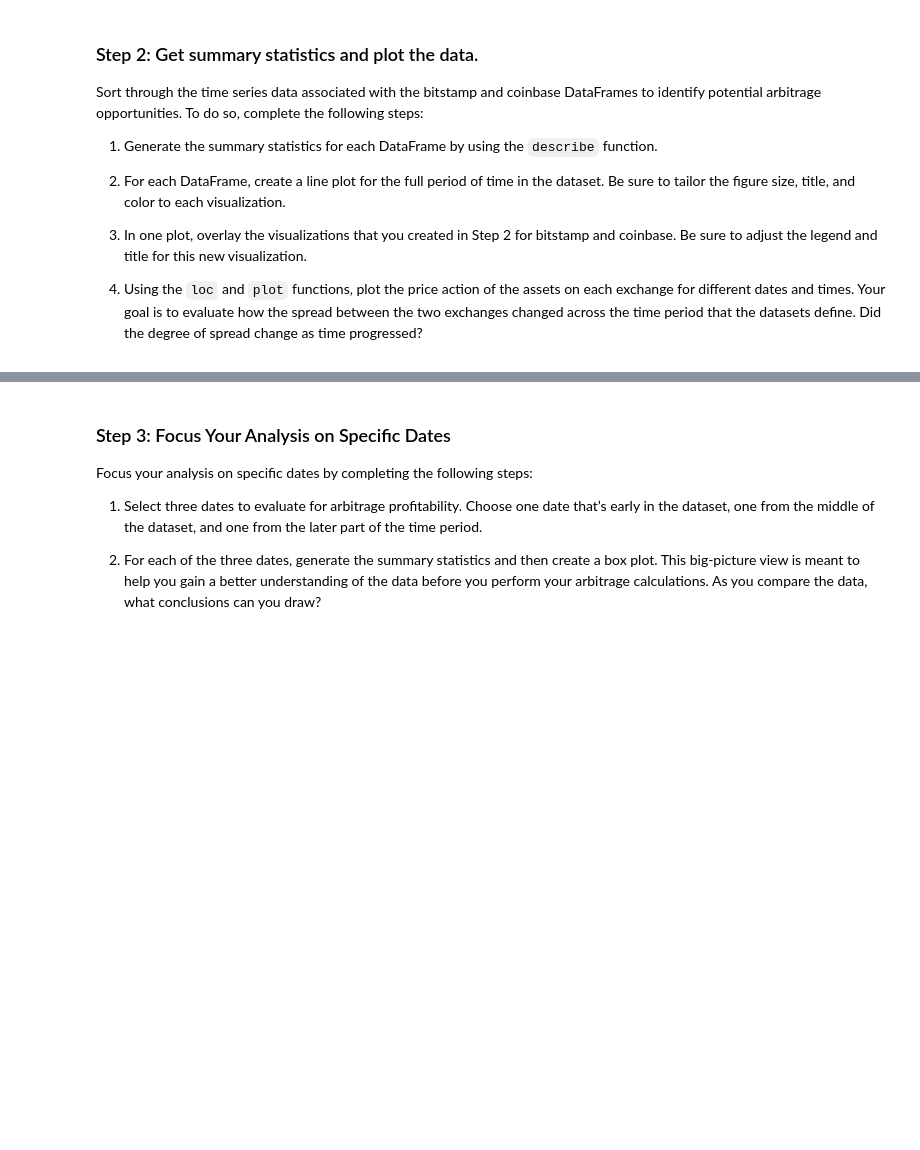
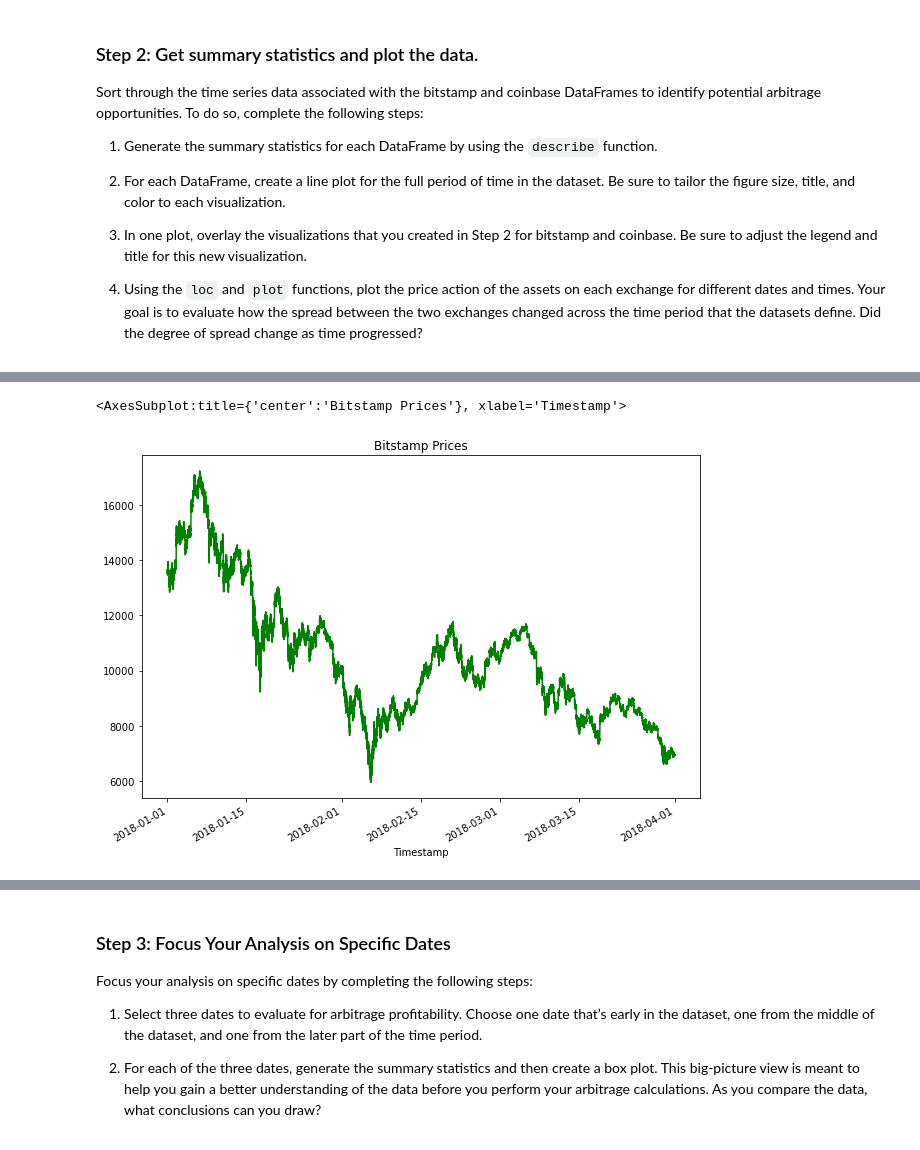
Before and after one commit to michaelmikelic/Bitcoin-Arbitrage, a Jupyter notebook: crypto_arbitrage.ipynb, the cells around one changed output, grey strips where cells are left out. Cells and saved outputs as stored; diff of their text form; code cells hidden in the pictures; blank space fills up the shorter version.

Commit message:
add data plots

```diff
--- a/crypto_arbitrage.ipynb
+++ b/crypto_arbitrage.ipynb
@@ -185,8 +187,8 @@ Select the data you want to analyze. Use `loc` or `iloc` to select the following
 * Close
 # %%
 # Use loc or iloc to select `Timestamp (the index)` and `Close` from bitstamp DataFrame
-bitstamp_sliced = # YOUR CODE HERE
+bitstamp_sliced = bitstamp.loc[:,"Close"]
 
 # Review the first five rows of the DataFrame
-# YOUR CODE HERE
+bitstamp_sliced.head()
 # %% [output]
@@ -218,7 +254,10 @@ Sort through the time series data associated with the bitstamp and coinbase Data
 # %%
 # Create a line plot for the bitstamp DataFrame for the full length of time in the dataset
 # Be sure that the figure size, title, and color are tailored to each visualization
-# YOUR CODE HERE
+bitstamp_sliced.plot(kind='line', figsize=(10,7), color="green",  title="Bitstamp Prices")
+# %% [output]
+<AxesSubplot:title={'center':'Bitstamp Prices'}, xlabel='Timestamp'>
+[figure, added]
 # %%
 # Create a line plot for the coinbase DataFrame for the full length of time in the dataset
 # Be sure that the figure size, title, and color are tailored to each visualization
```
Also changed, not shown: parts of 20 cells of this notebook.
